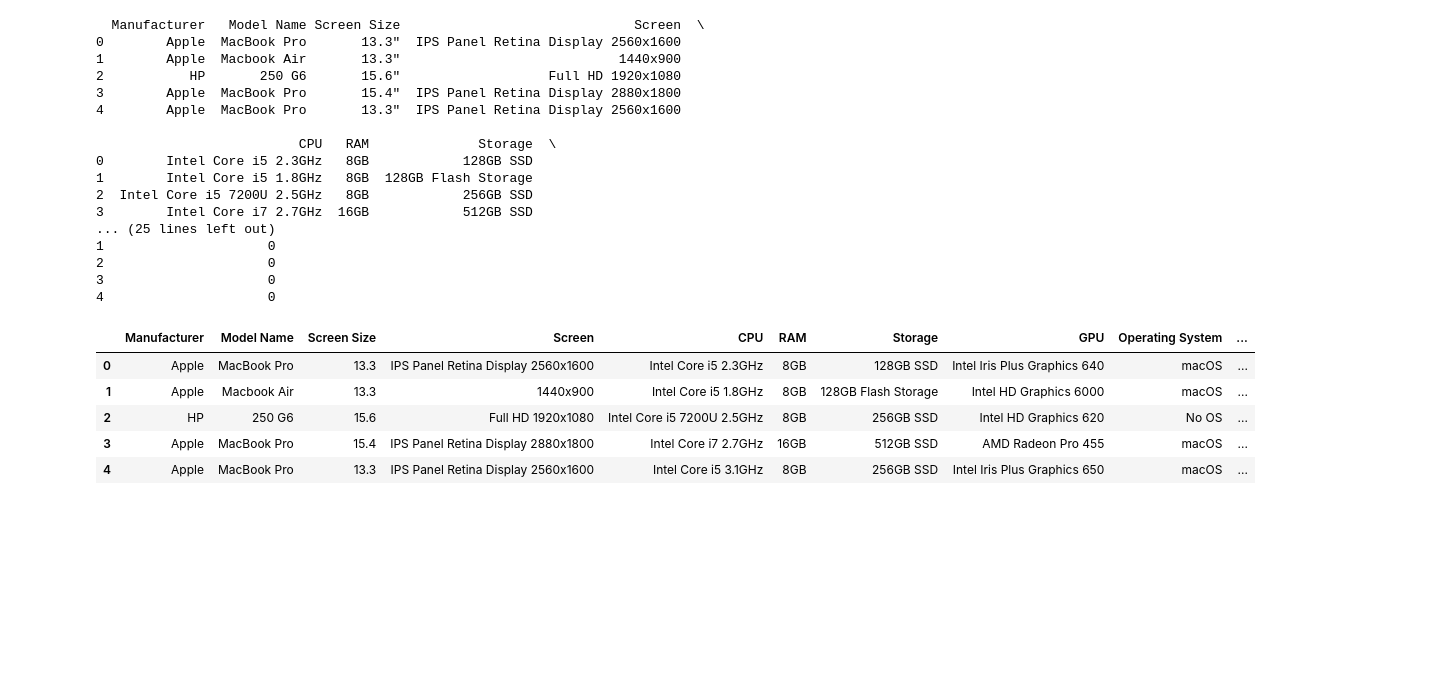
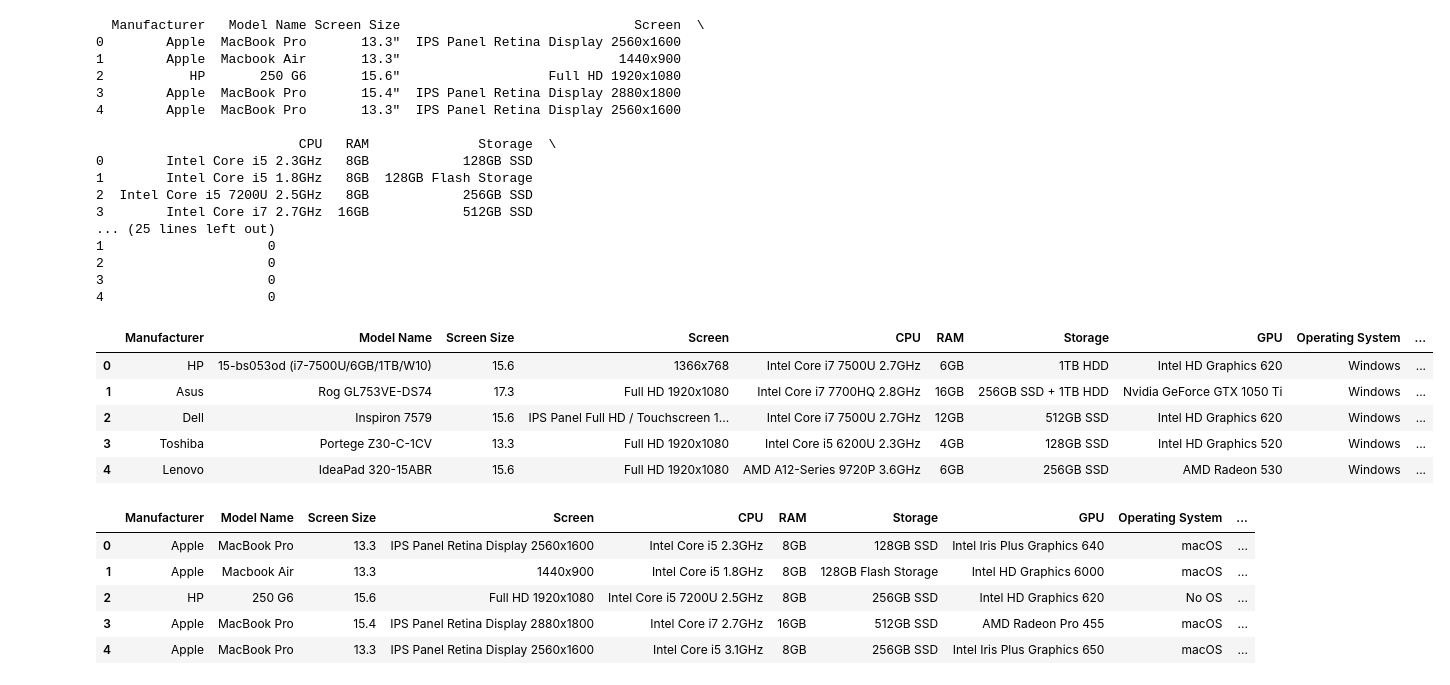
Before and after one commit to Carlosclementegarcia/-w7-project_kaggle, a Jupyter notebook: data/main.ipynb, the cells around one changed output. Saved outputs shown, nothing was run; the diff lists cells and outputs as text; code cells hidden in the pictures; blank space fills up the shorter version.

```diff
--- a/data/main.ipynb
+++ b/data/main.ipynb
@@ -76,5 +76,10 @@ Operating System Version    136
 Weight                        0
 Price                         0
 dtype: int64
+# %%
+df_train["Operating System Version"].fillna("unknown", inplace=True)
+df_train.head()
+
+df_test["Operating System Version"].fillna("unknown", inplace=True)
 # %%
 df_train["Operating System Version"].fillna("unknown", inplace=True)
@@ -122,3 +121,8 @@ Huawei         2
 Vero           2
 Fujitsu        2
 Name: Manufacturer, dtype: int64
+# %%
+df_test_encoded = pd.get_dummies(df_test, columns=["Category"])
+
+# Muestra el nuevo dataframe con las variables numéricas codificadas
+print(df_test_encoded.head())
@@ -145,6 +167,19 @@ print(df_train_encoded.head())
 2                     0
 3                     0
 4                     0
+# %%
+# Eliminar las comillas de la columna "Screen Size"
+df_test_encoded["Screen Size"] = df_test_encoded["Screen Size"].str.replace('"', '')
+
+# Muestra el dataframe con las comillas eliminadas en la columna "Screen Size"
+df_test_encoded.head()
+# %% [output]
+|  | Manufacturer | Model Name | Screen Size | Screen | CPU | RAM | Storage | GPU | Operating System | ... |
+| 0 | HP | 15-bs053od (i7-7500U/6GB/1TB/W10) | 15.6 | 1366x768 | Intel Core i7 7500U 2.7GHz | 6GB | 1TB HDD | Intel HD Graphics 620 | Windows | ... |
+| 1 | Asus | Rog GL753VE-DS74 | 17.3 | Full HD 1920x1080 | Intel Core i7 7700HQ 2.8GHz | 16GB | 256GB SSD + 1TB HDD | Nvidia GeForce GTX 1050 Ti | Windows | ... |
+| 2 | Dell | Inspiron 7579 | 15.6 | IPS Panel Full HD / Touchscreen 1... | Intel Core i7 7500U 2.7GHz | 12GB | 512GB SSD | Intel HD Graphics 620 | Windows | ... |
+| 3 | Toshiba | Portege Z30-C-1CV | 13.3 | Full HD 1920x1080 | Intel Core i5 6200U 2.3GHz | 4GB | 128GB SSD | Intel HD Graphics 520 | Windows | ... |
+| 4 | Lenovo | IdeaPad 320-15ABR | 15.6 | Full HD 1920x1080 | AMD A12-Series 9720P 3.6GHz | 6GB | 256GB SSD | AMD Radeon 530 | Windows | ... |
 # %%
 
 # Eliminar las comillas de la columna "Screen Size"
```
Also changed, not shown: parts of 54 cells of this notebook, 2 other files.
